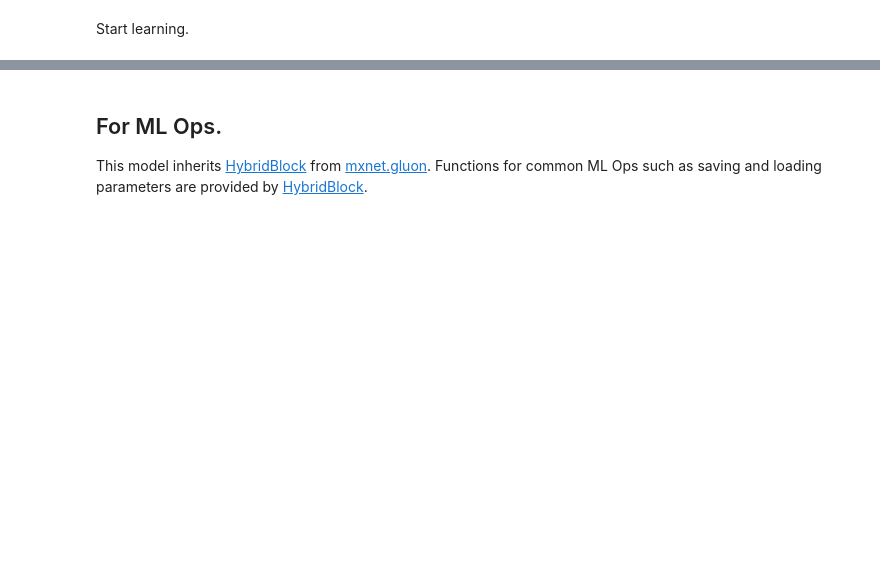
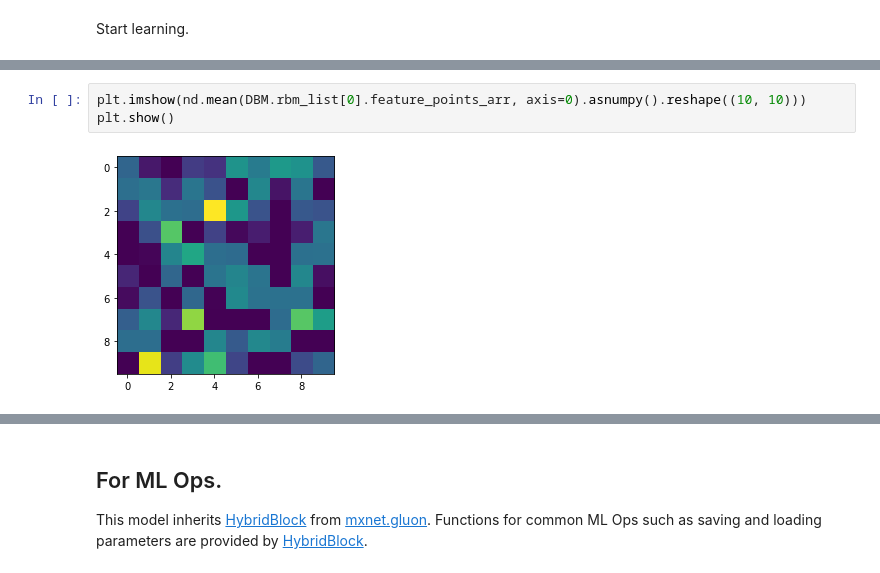
Before and after one commit to accel-brain/accel-brain-code, a Jupyter notebook: Accel-Brain-Books/In-house_R_and_D_in_the_era_of_democratization_of_AI/Functional_analysis_as_a_practical_practice_of_deep_learning/demo_6-2.ipynb, the cells around one changed output, grey strips where cells are left out. Drawn from its saved outputs; the diff is of its cells as text; blank space fills up the shorter version.

```diff
--- a/Accel-Brain-Books/In-house_R_and_D_in_the_era_of_democratization_of_AI/Functional_analysis_as_a_practical_practice_of_deep_learning/demo_6-2.ipynb
+++ b/Accel-Brain-Books/In-house_R_and_D_in_the_era_of_democratization_of_AI/Functional_analysis_as_a_practical_practice_of_deep_learning/demo_6-2.ipynb
@@ -340,0 +296,5 @@ avg_acc
+# %%
+plt.imshow(nd.mean(DBM.rbm_list[0].feature_points_arr, axis=0).asnumpy().reshape((10, 10)))
+plt.show()
+# %% [output]
+[figure, added]
```
Also changed, not shown: parts of 38 cells of this notebook, 2 other files.
